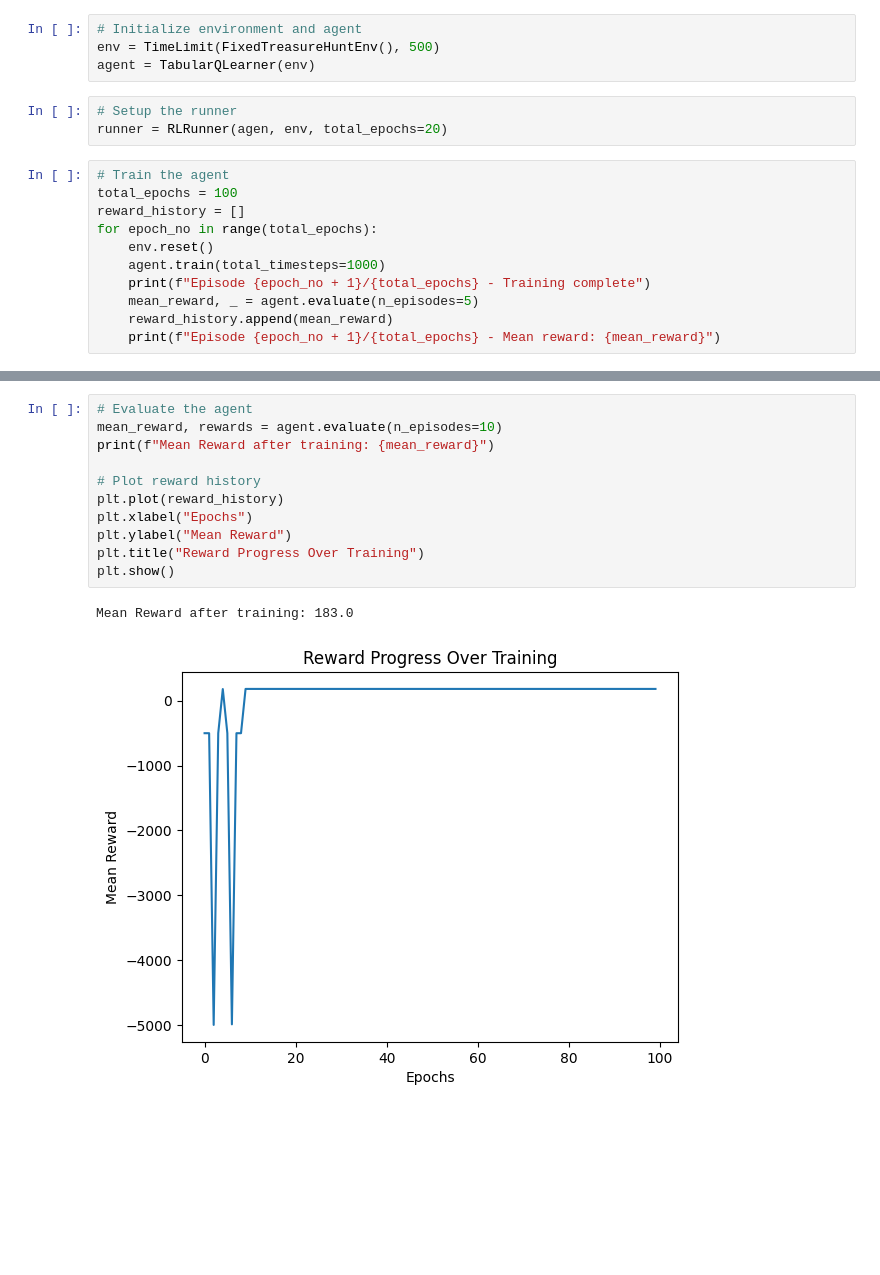
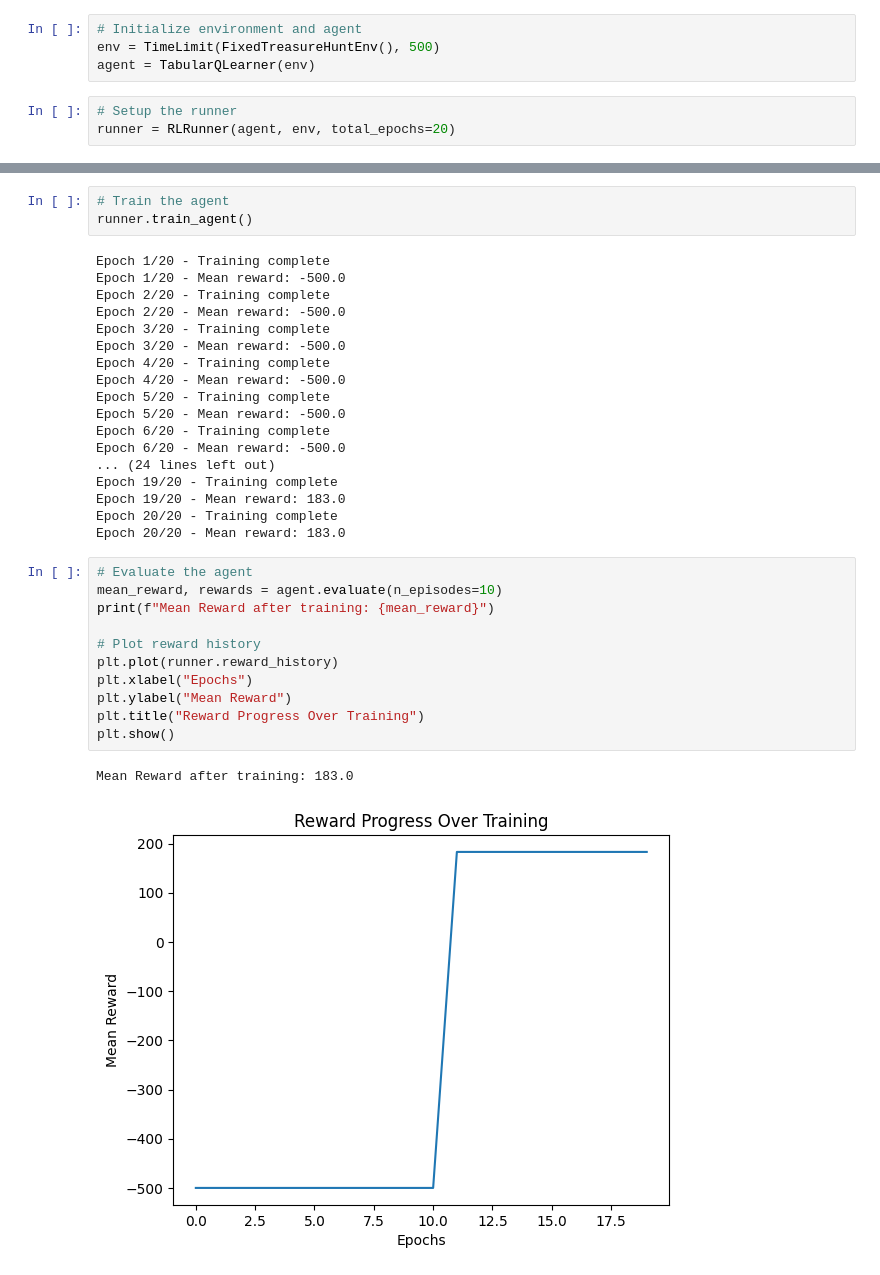
Before and after one commit to CGuichaoua/rl-treasure, a Jupyter notebook: notebooks/0_basic_run.ipynb, the cells around one changed output, grey strips where cells are left out. Cells and saved outputs as stored; diff of their text form; blank space fills up the shorter version.

```diff
--- a/notebooks/0_basic_run.ipynb
+++ b/notebooks/0_basic_run.ipynb
@@ -13,15 +13,4 @@ env = TimeLimit(FixedTreasureHuntEnv(), 500)
 agent = TabularQLearner(env)
 # %%
 # Setup the runner
-runner = RLRunner(agen, env, total_epochs=20)
+runner = RLRunner(agent, env, total_epochs=20)
-# %%
-# Train the agent
-total_epochs = 100
-reward_history = []
-for epoch_no in range(total_epochs):
-    env.reset()
-    agent.train(total_timesteps=1000)
-    print(f"Episode {epoch_no + 1}/{total_epochs} - Training complete")
-    mean_reward, _ = agent.evaluate(n_episodes=5)
-    reward_history.append(mean_reward)
-    print(f"Episode {epoch_no + 1}/{total_epochs} - Mean reward: {mean_reward}")
@@ -46,14 +17,35 @@ Episode 100/100 - Mean reward: 183.0
+# %%
+# Train the agent
+runner.train_agent()
+# %% [output]
+Epoch 1/20 - Training complete
+Epoch 1/20 - Mean reward: -500.0
+Epoch 2/20 - Training complete
+Epoch 2/20 - Mean reward: -500.0
+Epoch 3/20 - Training complete
+Epoch 3/20 - Mean reward: -500.0
+Epoch 4/20 - Training complete
+Epoch 4/20 - Mean reward: -500.0
+Epoch 5/20 - Training complete
+Epoch 5/20 - Mean reward: -500.0
+Epoch 6/20 - Training complete
+Epoch 6/20 - Mean reward: -500.0
+... (24 lines left out)
+Epoch 19/20 - Training complete
+Epoch 19/20 - Mean reward: 183.0
+Epoch 20/20 - Training complete
+Epoch 20/20 - Mean reward: 183.0
 # %%
 # Evaluate the agent
 mean_reward, rewards = agent.evaluate(n_episodes=10)
 print(f"Mean Reward after training: {mean_reward}")
 
 # Plot reward history
-plt.plot(reward_history)
+plt.plot(runner.reward_history)
 plt.xlabel("Epochs")
 plt.ylabel("Mean Reward")
 plt.title("Reward Progress Over Training")
 plt.show()
 # %% [output]
 Mean Reward after training: 183.0
-[figure, old version]
+[figure, new version]
```
Also changed, not shown: parts of 3 cells of this notebook, 7 other files.
